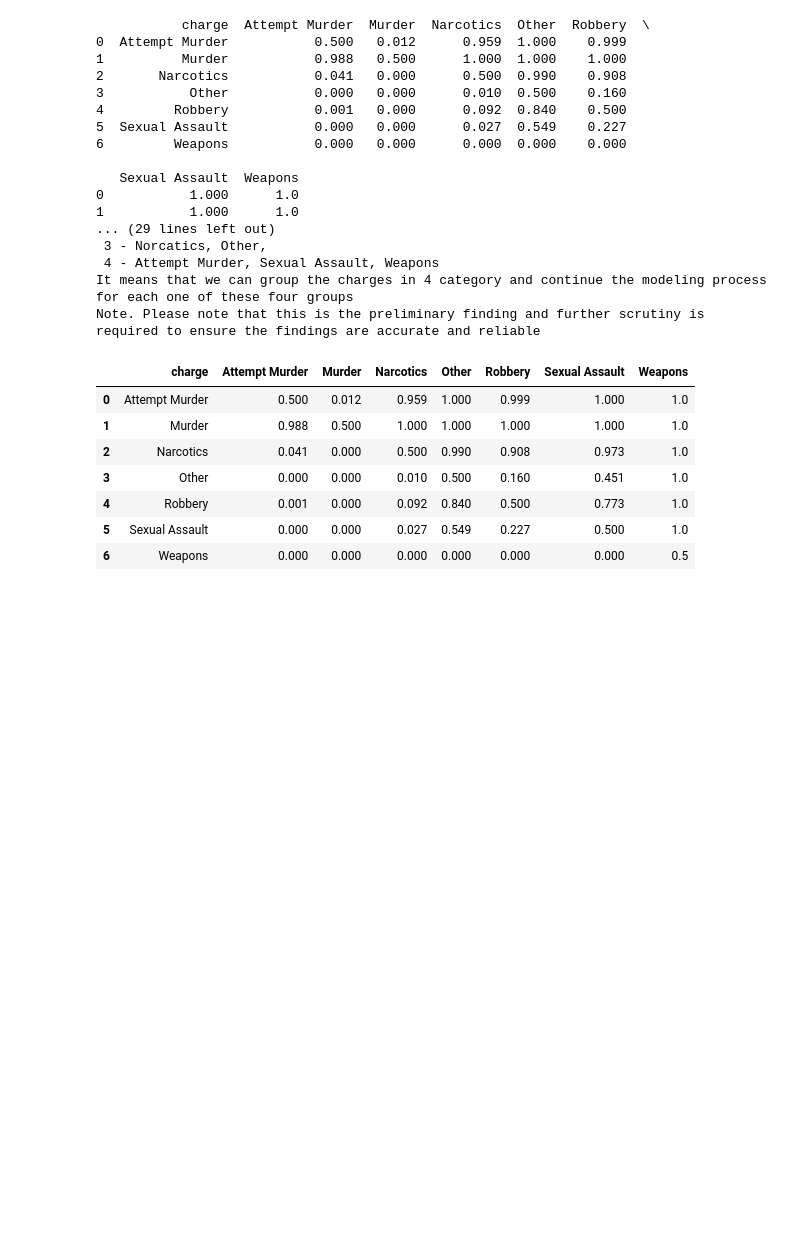
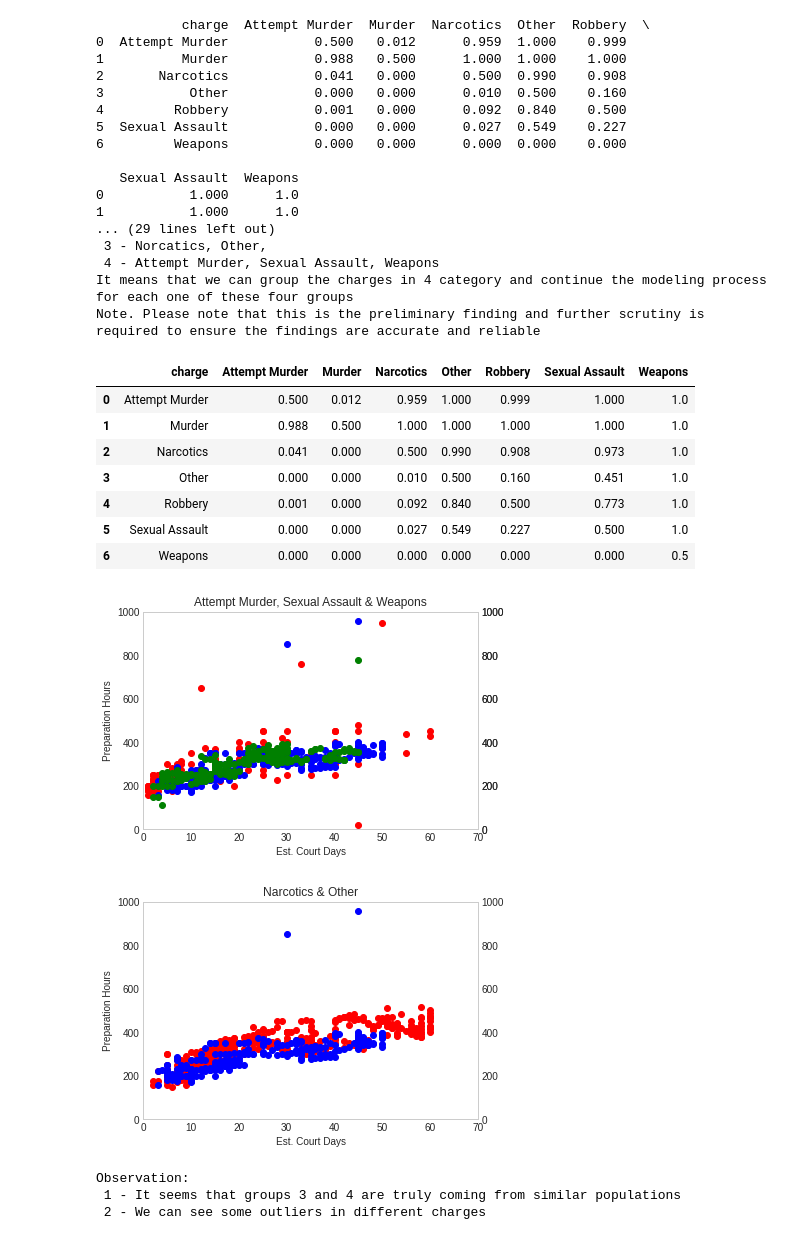
Before and after one commit to bparsazadeh/INF1344H_Final_Project_Rep, a Jupyter notebook: Stat_Final_Project.ipynb, the cells around one changed output. Saved outputs shown, nothing was run; the diff lists cells and outputs as text; code cells hidden in the pictures; blank space fills up the shorter version.

```diff
--- a/Stat_Final_Project.ipynb
+++ b/Stat_Final_Project.ipynb
@@ -337,3 +389,82 @@ Note. Please note that this is the preliminary finding and further scrutiny is r
 | 4 | Robbery | 0.001 | 0.000 | 0.092 | 0.840 | 0.500 | 0.773 | 1.0 |
 | 5 | Sexual Assault | 0.000 | 0.000 | 0.027 | 0.549 | 0.227 | 0.500 | 1.0 |
 | 6 | Weapons | 0.000 | 0.000 | 0.000 | 0.000 | 0.000 | 0.000 | 0.5 |
+# %%
+
+import pandas as pd
+%matplotlib inline
+import matplotlib.pyplot as plt
+plt.style.use('seaborn-whitegrid')
+import numpy as np
+
+court_prep = pd.read_csv('https://raw.githubusercontent.com/bparsazadeh/INF1344H_Final_Project_Rep/main/court_prep_2.csv')
+court_prep.head()
+
+df = pd.DataFrame(dict(x = court_prep['court_d'],
+               y = court_prep['prep_h'],
+               label = court_prep['charge']))
+
+df1 = df[['x','y','label']].loc[df.label == 'Attempt Murder']
+df2 = df[['x','y','label']].loc[df.label == 'Murder']
+df3 = df[['x','y','label']].loc[df.label == 'Narcotics']
+df4 = df[['x','y','label']].loc[df.label == 'Robbery']
+df5 = df[['x','y','label']].loc[df.label == 'Sexual Assault']
+df6 = df[['x','y','label']].loc[df.label == 'Weapons']
+df7 = df[['x','y','label']].loc[df.label == 'Other']
+
+
+# graph group 4 together in one scatter plot
+
+fig, ax = plt.subplots()
+ax.scatter(df1['x'],df1['y'], c = 'red',label="Attempt Murder")
+plt.grid(False)
+#plt.legend()
+plt.xlim(0, 70)
+plt.ylim(0, 1000)
+
+ax2 = ax.twinx()
+ax2.scatter(df5['x'],df5['y'],c = 'blue', label = 'Sexual Assault')
+plt.grid(False)
+#plt.legend()
+plt.xlim(0, 70)
+plt.ylim(0, 1000)
+
+ax3 = ax.twinx()
+ax3.scatter(df6['x'],df6['y'],c = 'green', label = 'weapnos')
+plt.grid(False)
+#plt.legend()
+plt.xlim(0, 70)
+plt.ylim(0, 1000)
+ax.set_title('Attempt Murder, Sexual Assault & Weapons')
+ax.set_xlabel('Est. Court Days')
+ax.set_ylabel('Preparation Hours')
+plt.show()
+
+# graph group 3 together in one scatter plot
+
+fig, ax = plt.subplots()
+ax.scatter(df7['x'],df7['y'], c = 'red',label="Narcotics")
+plt.grid(False)
+#plt.legend()
+plt.xlim(0, 70)
+plt.ylim(0, 1000)
+
+ax2 = ax.twinx()
+ax2.scatter(df5['x'],df5['y'],c = 'blue', label = 'Other')
+plt.grid(False)
+#plt.legend()
+plt.xlim(0, 70)
+plt.ylim(0, 1000)
+
+ax.set_title('Narcotics & Other')
+ax.set_xlabel('Est. Court Days')
+ax.set_ylabel('Preparation Hours')
+plt.show()
+
+print("Observation: \n 1 - It seems that groups 3 and 4 are truly coming from similar populations \n 2 - We can see some outliers in different charges")
+# %% [output]
+[figure, added]
+[figure, added]
+Observation:
+ 1 - It seems that groups 3 and 4 are truly coming from similar populations
+ 2 - We can see some outliers in different charges
```
Also changed, not shown: parts of 9 cells of this notebook.
